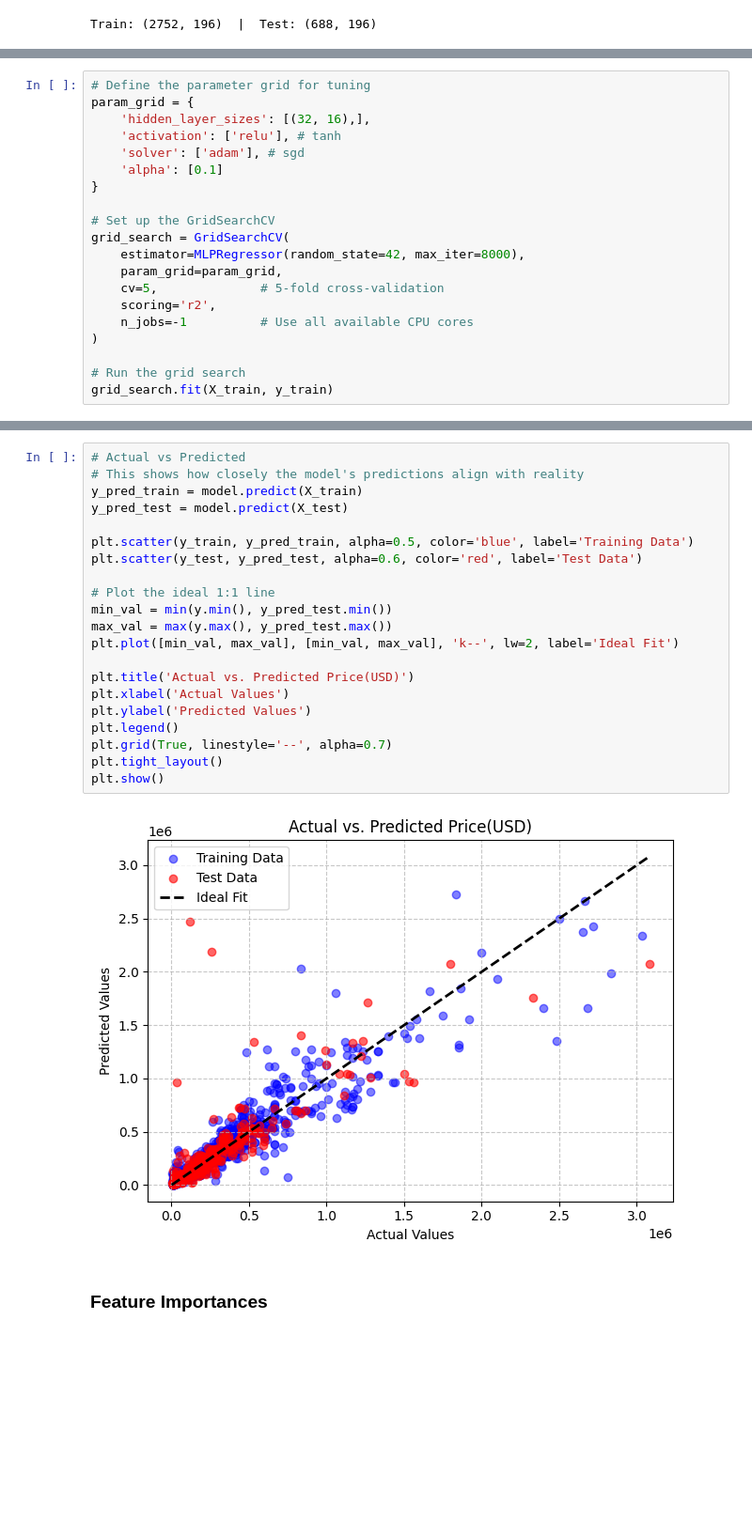
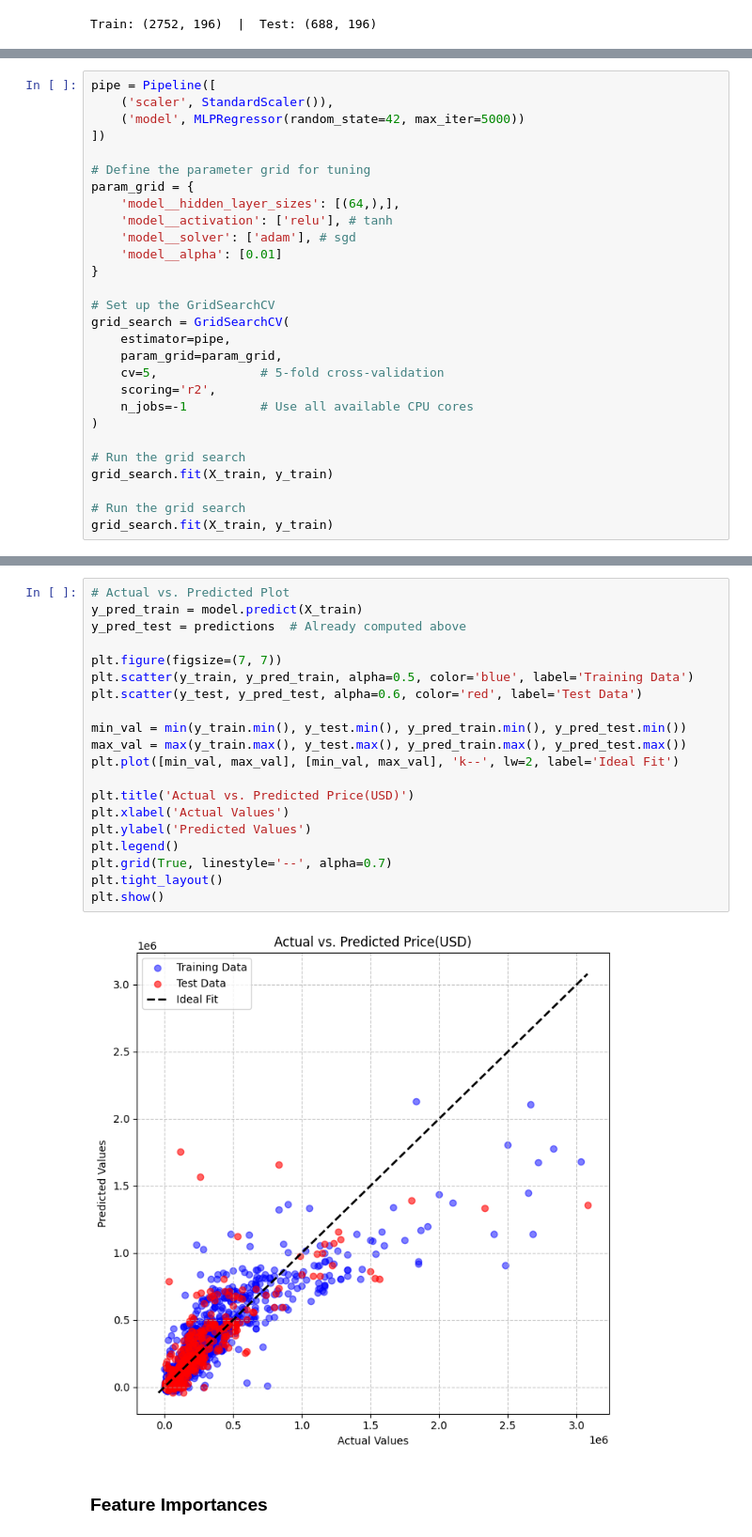
Before and after one commit to Reza-Zng/House-Price-Prediction, a Jupyter notebook: src/MLP_Model.ipynb, the cells around one changed output, grey strips where cells are left out. Shown at 94% size. Cells and saved outputs as stored; diff of their text form; blank space fills up the shorter version.

```diff
--- a/src/MLP_Model.ipynb
+++ b/src/MLP_Model.ipynb
@@ -64,15 +49,20 @@ Train: (2752, 196)  |  Test: (688, 196)
 # %%
+pipe = Pipeline([
+    ('scaler', StandardScaler()),
+    ('model', MLPRegressor(random_state=42, max_iter=5000))
+])
+
 # Define the parameter grid for tuning
 param_grid = {
-    'hidden_layer_sizes': [(32, 16),],
-    'activation': ['relu'], # tanh
-    'solver': ['adam'], # sgd
-    'alpha': [0.1]
+    'model__hidden_layer_sizes': [(64,),],
+    'model__activation': ['relu'], # tanh
+    'model__solver': ['adam'], # sgd
+    'model__alpha': [0.01]
 }
 
 # Set up the GridSearchCV
 grid_search = GridSearchCV(
-    estimator=MLPRegressor(random_state=42, max_iter=8000),
+    estimator=pipe,
     param_grid=param_grid,
     cv=5,              # 5-fold cross-validation
     scoring='r2',
@@ -81,4 +71,7 @@ grid_search = GridSearchCV(
 
 # Run the grid search
 grid_search.fit(X_train, y_train)
+
+# Run the grid search
+grid_search.fit(X_train, y_train)
 # %% [output]
@@ -133,25 +133,24 @@ Number of iterations:  8000
 # %%
-# Actual vs Predicted
-# This shows how closely the model's predictions align with reality
+# Actual vs. Predicted Plot
 y_pred_train = model.predict(X_train)
-y_pred_test = model.predict(X_test)
+y_pred_test = predictions  # Already computed above
 
+plt.figure(figsize=(7, 7))
 plt.scatter(y_train, y_pred_train, alpha=0.5, color='blue', label='Training Data')
 plt.scatter(y_test, y_pred_test, alpha=0.6, color='red', label='Test Data')
 
-# Plot the ideal 1:1 line
-min_val = min(y.min(), y_pred_test.min())
-max_val = max(y.max(), y_pred_test.max())
+min_val = min(y_train.min(), y_test.min(), y_pred_train.min(), y_pred_test.min())
+max_val = max(y_train.max(), y_test.max(), y_pred_train.max(), y_pred_test.max())
 plt.plot([min_val, max_val], [min_val, max_val], 'k--', lw=2, label='Ideal Fit')
 
 plt.title('Actual vs. Predicted Price(USD)')
 plt.xlabel('Actual Values')
 plt.ylabel('Predicted Values')
 plt.legend()
 plt.grid(True, linestyle='--', alpha=0.7)
 plt.tight_layout()
 plt.show()
 # %% [output]
-[figure, old version]
+[figure, new version]
 # %% [markdown]
 ### Feature Importances
```
Also changed, not shown: parts of 8 cells of this notebook, 3 other files.
